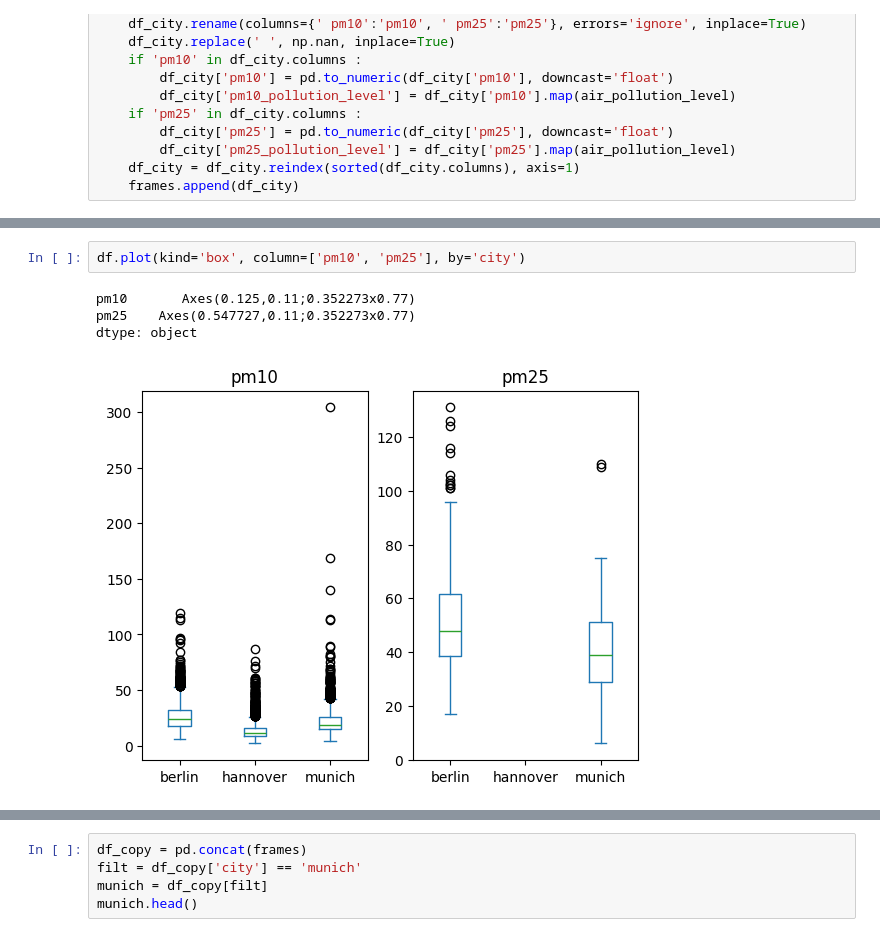
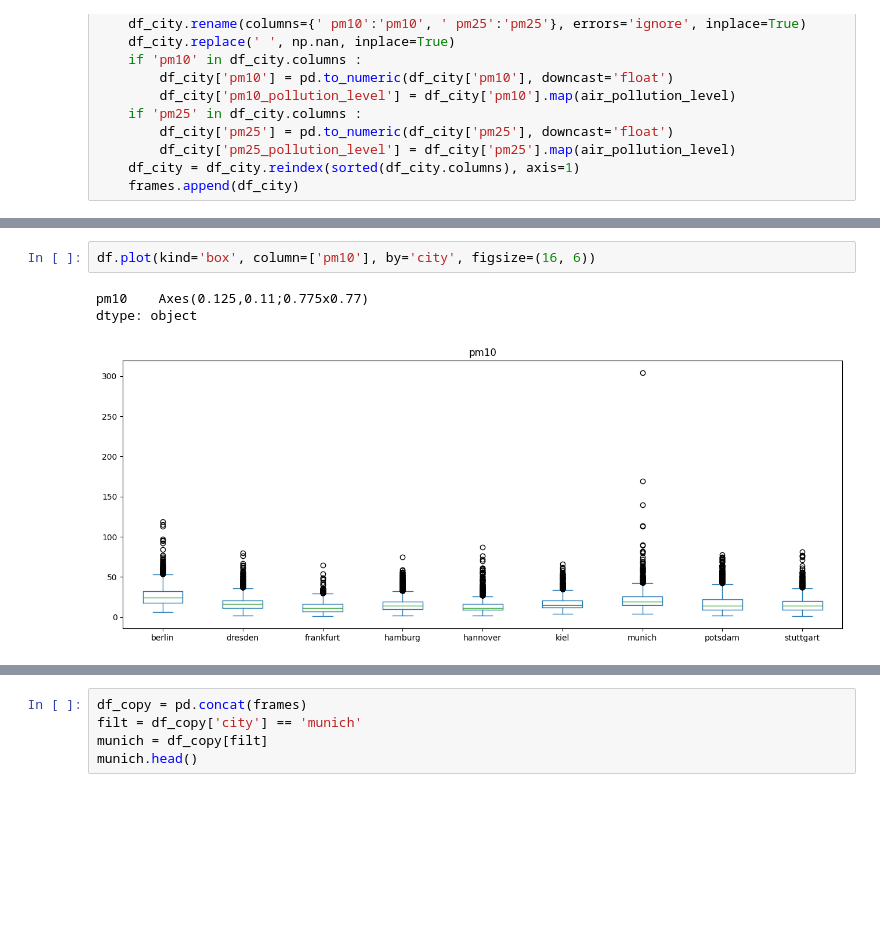
Before and after one commit to MelanieHuetterer/air-quality, a Jupyter notebook: jupyter_notebooks_all/air_quality_cities_Melanie.ipynb, the cells around one changed output, grey strips where cells are left out. Cells and saved outputs as stored; diff of their text form; blank space fills up the shorter version.

```diff
--- a/jupyter_notebooks_all/air_quality_cities_Melanie.ipynb
+++ b/jupyter_notebooks_all/air_quality_cities_Melanie.ipynb
@@ -94,7 +115,6 @@ df.pivot_table(index='pm10_pollution_level', columns='city', aggfunc='size').plo
 # %%
-df.plot(kind='box', column=['pm10', 'pm25'], by='city')
+df.plot(kind='box', column=['pm10'], by='city', figsize=(16, 6))
 # %% [output]
-pm10       Axes(0.125,0.11;0.352273x0.77)
-pm25    Axes(0.547727,0.11;0.352273x0.77)
+pm10    Axes(0.125,0.11;0.775x0.77)
 dtype: object
-[figure, old version]
+[figure, new version]
```
Also changed, not shown: parts of 8 cells of this notebook, 1 other file.
